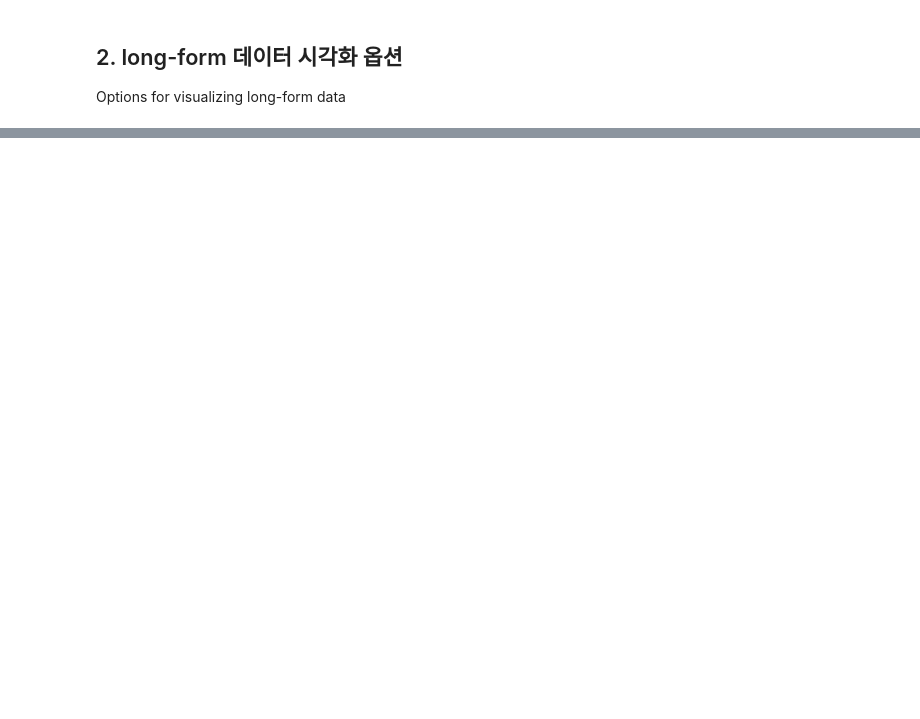
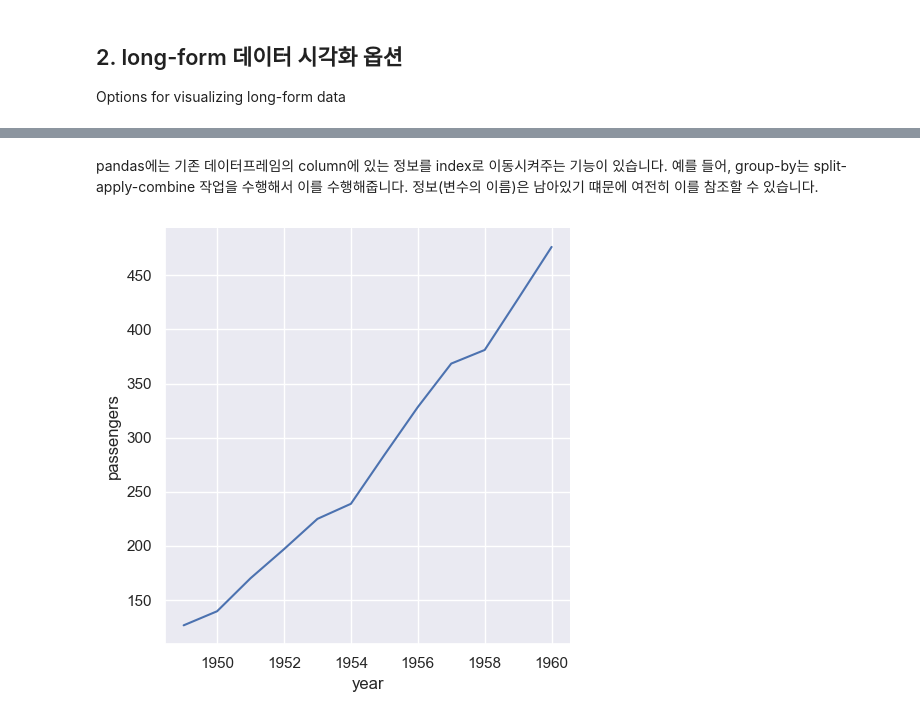
Before and after one commit to kjmn1105/Seaborn-Tuorial, a Jupyter notebook: 3_API Overwiew (2).ipynb, the cells around one changed output, grey strips where cells are left out. Cells and saved outputs as stored; diff of their text form; code cells hidden in the pictures; blank space fills up the shorter version.

```diff
--- a/3_API Overwiew (2).ipynb
+++ b/3_API Overwiew (2).ipynb
@@ -190,0 +217,7 @@ While long-form data has a precise definition, seaborn is fairly flexible in ter
+# %% [markdown]
+pandas에는 기존 데이터프레임의 column에 있는 정보를 index로 이동시켜주는 기능이 있습니다. 예를 들어, group-by는 split-apply-combine 작업을 수행해서 이를 수행해줍니다. 정보(변수의 이름)은 남아있기 떄문에 여전히 이를 참조할 수 있습니다.
+# %%
+flights_avg = flights.groupby('year').mean(numeric_only=True)
+sns.relplot(data=flights_avg, x='year', y='passengers', kind='line');
+# %% [output]
+[figure, added]
```
Also changed, not shown: parts of 13 cells of this notebook.
